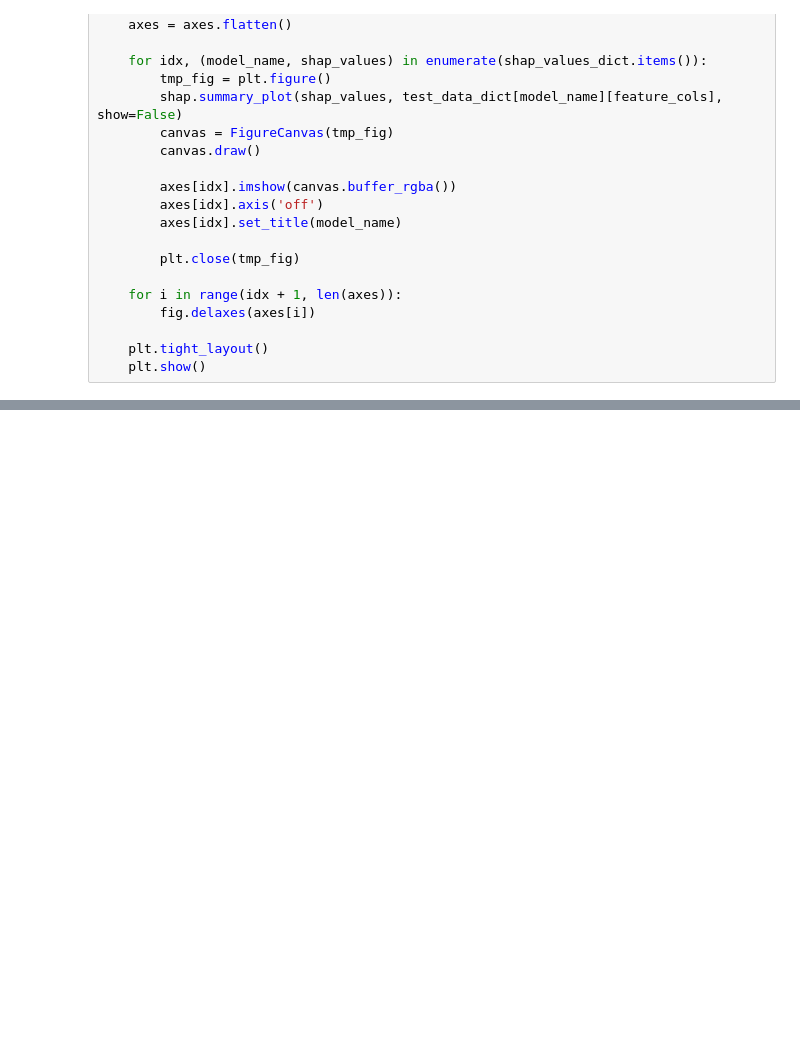
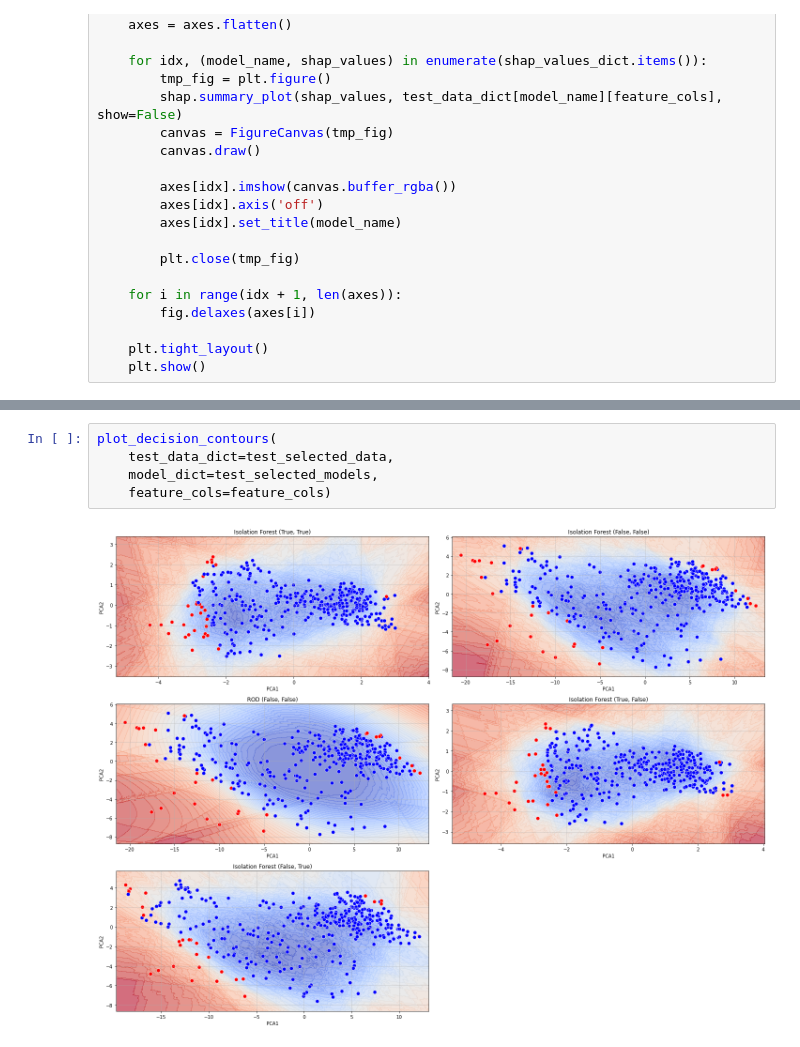
Before and after one commit to AlexandreSaback/tcc_anomaly_detection, a Jupyter notebook: explorations/AD_04_InitialModelSelection.ipynb, the cells around one changed output, grey strips where cells are left out. Saved outputs shown, nothing was run; the diff lists cells and outputs as text; blank space fills up the shorter version.

```diff
--- a/explorations/AD_04_InitialModelSelection.ipynb
+++ b/explorations/AD_04_InitialModelSelection.ipynb
@@ -529,0 +647,7 @@ plot_shap_values(shap_values_dict=shap_values_dict)
+# %%
+plot_decision_contours(
+    test_data_dict=test_selected_data,
+    model_dict=test_selected_models,
+    feature_cols=feature_cols)
+# %% [output]
+[figure, added]
```
Also changed, not shown: parts of 12 cells of this notebook.
